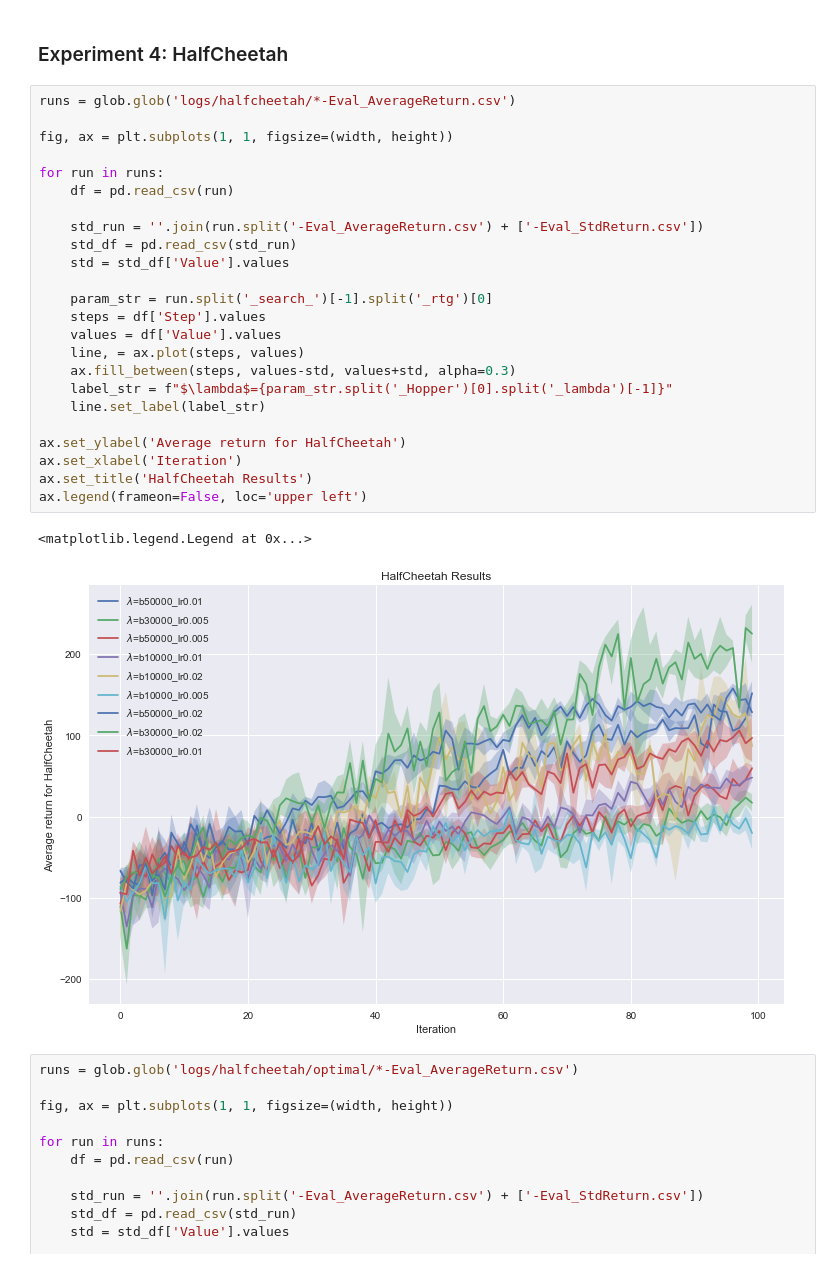
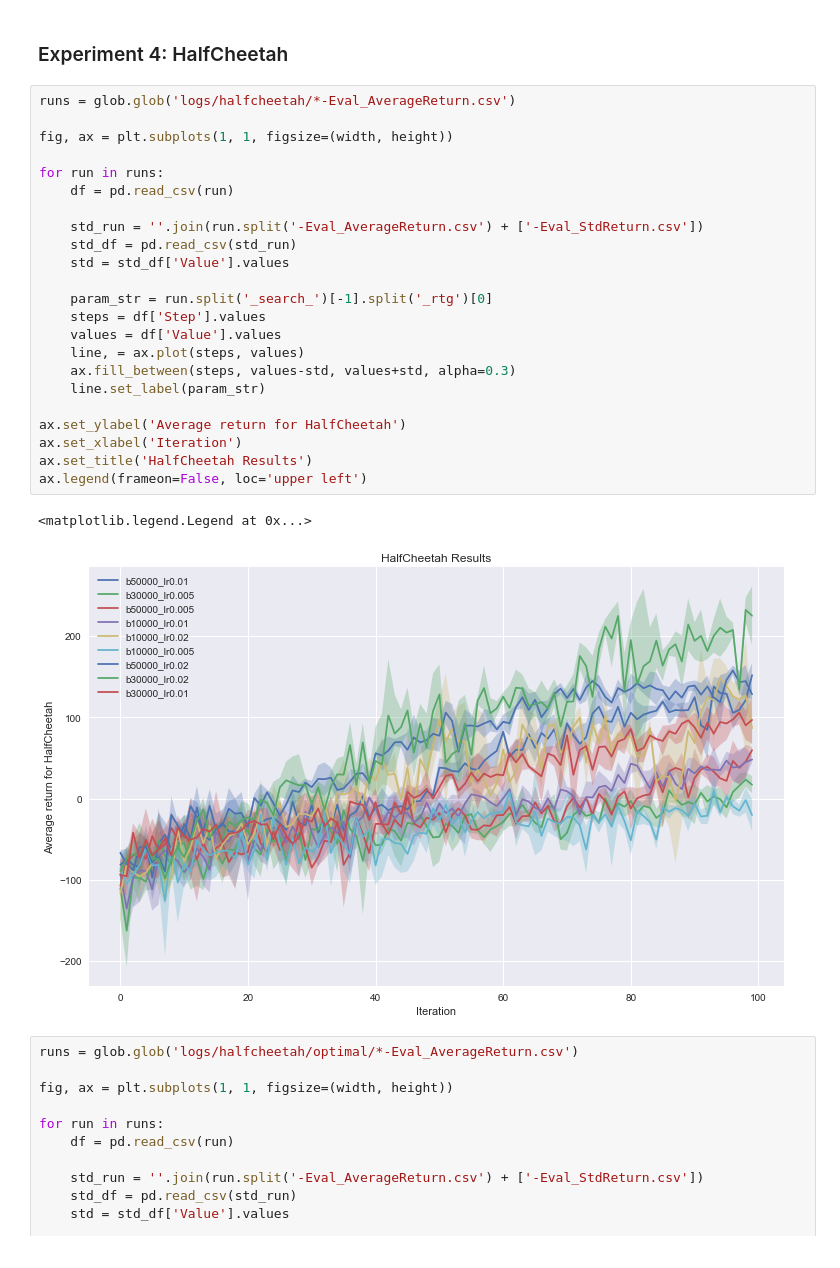
Before and after one commit to gmittal/homework_fall2021, a Jupyter notebook: nb/hw2.ipynb, the cells around one changed output. Cells and saved outputs as stored; diff of their text form.

Commit message:
Update plotting code

```diff
--- a/nb/hw2.ipynb
+++ b/nb/hw2.ipynb
@@ -147,30 +147,29 @@ Text(0.5, 1.0, 'LunarLander Results')
 # %%
 runs = glob.glob('logs/halfcheetah/*-Eval_AverageReturn.csv')
 
 fig, ax = plt.subplots(1, 1, figsize=(width, height))
 
 for run in runs:
     df = pd.read_csv(run)
 
     std_run = ''.join(run.split('-Eval_AverageReturn.csv') + ['-Eval_StdReturn.csv'])
     std_df = pd.read_csv(std_run)
     std = std_df['Value'].values
 
     param_str = run.split('_search_')[-1].split('_rtg')[0]
     steps = df['Step'].values
     values = df['Value'].values
     line, = ax.plot(steps, values)
     ax.fill_between(steps, values-std, values+std, alpha=0.3)
-    label_str = f"$\lambda$={param_str.split('_Hopper')[0].split('_lambda')[-1]}"
-    line.set_label(label_str)
+    line.set_label(param_str)
 
 ax.set_ylabel('Average return for HalfCheetah')
 ax.set_xlabel('Iteration')
 ax.set_title('HalfCheetah Results')
 ax.legend(frameon=False, loc='upper left')
 # %% [output]
 <matplotlib.legend.Legend at 0x...>
-[figure, old version]
+[figure, new version]
 # %%
 runs = glob.glob('logs/halfcheetah/optimal/*-Eval_AverageReturn.csv')
 
```
